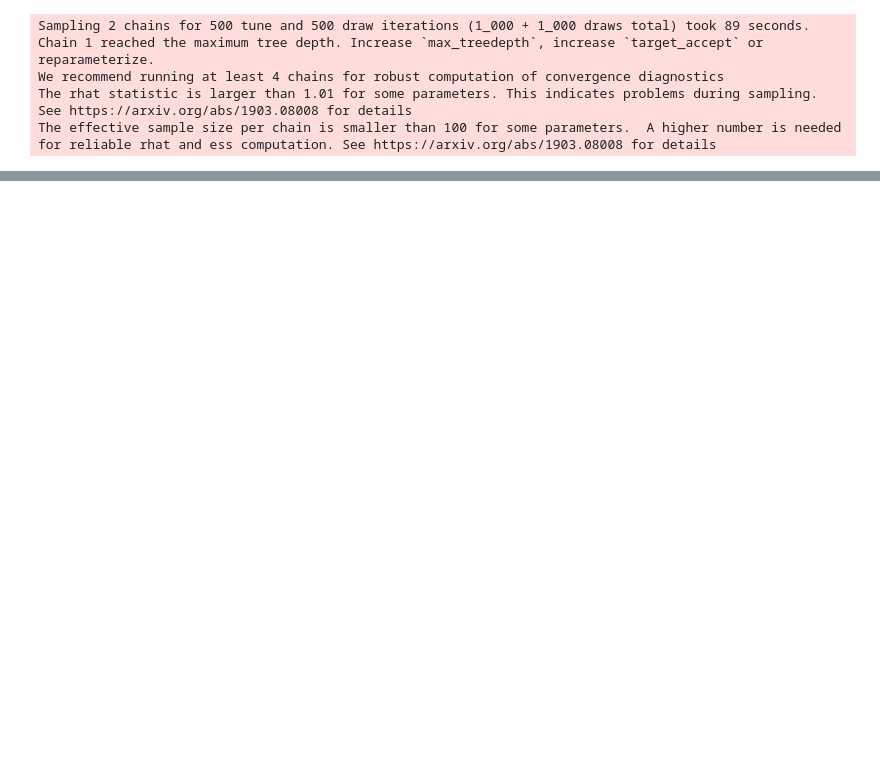
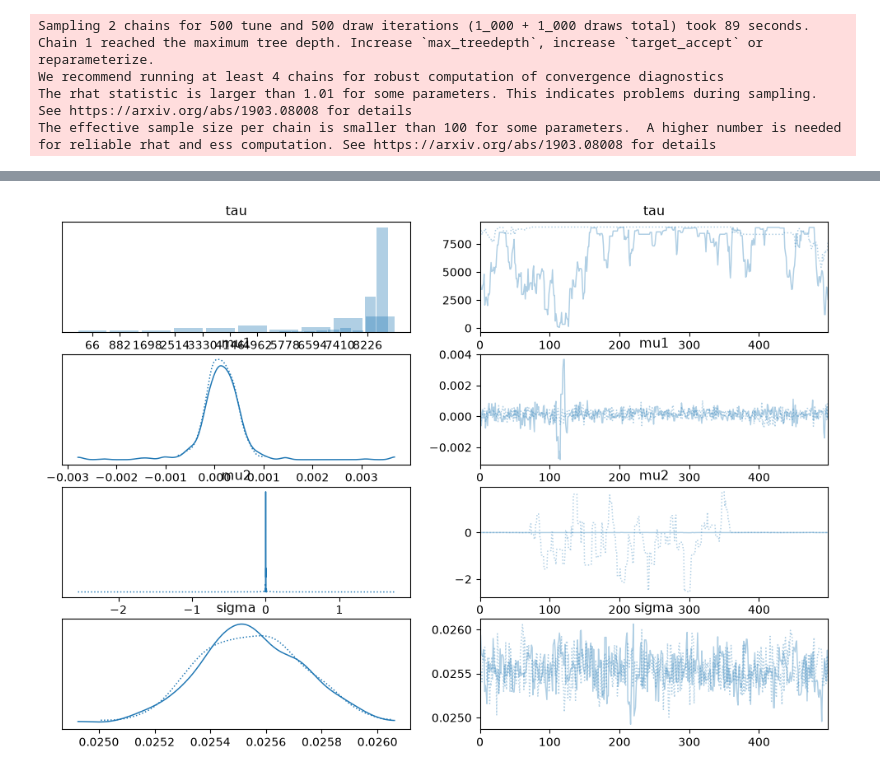
Before and after one commit to Lalisecf/brent-oil-change-point-analysis-week10, a Jupyter notebook: notebooks/task2_change_point_model.ipynb, the cells around one changed output, grey strips where cells are left out. Cells and saved outputs as stored; diff of their text form; code cells hidden in the pictures; blank space fills up the shorter version.

```diff
--- a/notebooks/task2_change_point_model.ipynb
+++ b/notebooks/task2_change_point_model.ipynb
@@ -226,0 +238,7 @@ The effective sample size per chain is smaller than 100 for some parameters.  A
+# %%
+#Trace Plot
+az.plot_trace(trace)
+
+plt.show()
+# %% [output]
+[figure, added]
```
Also changed, not shown: parts of 3 cells of this notebook.
